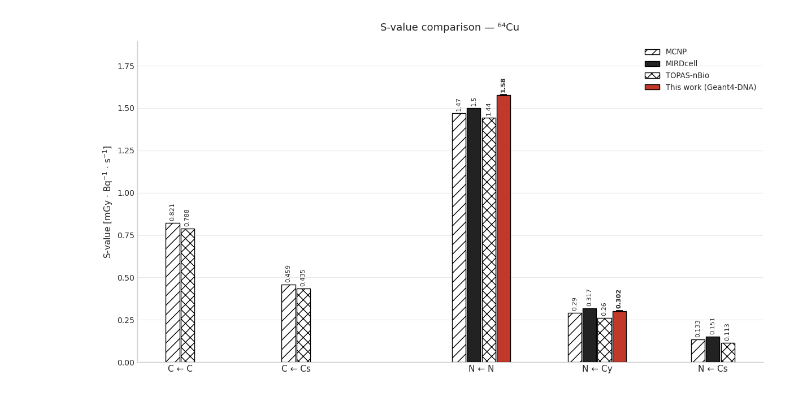
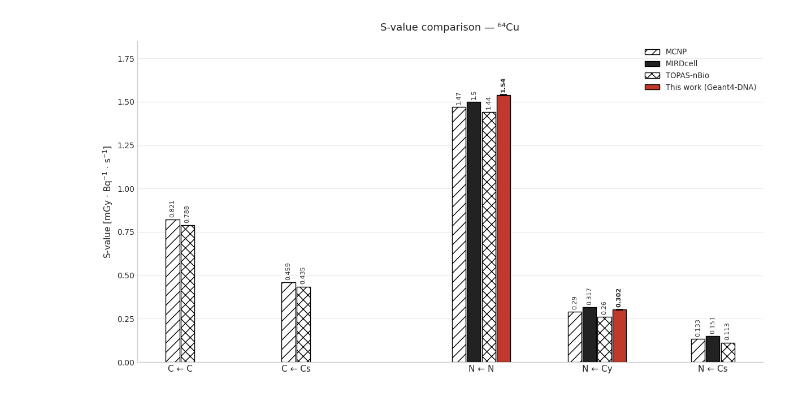
Before and after one commit to michelepascazio28-dot/Rame, a Jupyter notebook: scripts/Comparison.ipynb, the cells around one changed output. Cells and saved outputs as stored; diff of their text form; code cells hidden in the pictures.

Commit message:
Cambiamenti su Analisi e plotting

```diff
--- a/scripts/Comparison.ipynb
+++ b/scripts/Comparison.ipynb
@@ -77,7 +77,7 @@ SIM_LABEL = "This work (Geant4-DNA)"
 SIMULATED = {
     "C \u2190 C":  {"value": None,  "err": None},
     "C \u2190 Cs": {"value": None,  "err": None},
-    "N \u2190 N":  {"value": 1.577, "err": 0.003},
+    "N \u2190 N":  {"value": 1.539, "err": 0.0028},
     "N \u2190 Cy": {"value": 0.302, "err": 0.001},
     "N \u2190 Cs": {"value": None,  "err": None},
 }
@@ -154,31 +154,31 @@ def plot_comparison(
     ordered_labels = [m for m in methods_ref if m in legend_handles]
     if SIM_LABEL in legend_handles:
         ordered_labels.append(SIM_LABEL)
     ax.legend(
         [legend_handles[l] for l in ordered_labels], ordered_labels,
         frameon=False, loc="upper right", fontsize=9.5, ncol=1,
     )
 
     ax.spines["top"].set_visible(False)
     ax.spines["right"].set_visible(False)
     ax.grid(axis="y", alpha=0.4, zorder=0)
     ax.grid(axis="x", visible=False)
     ax.set_axisbelow(True)
 
     all_vals = []
     for c in configs:
         all_vals += [v for v in reference[c].values() if v is not None]
         if simulated[c]["value"] is not None:
             all_vals.append(simulated[c]["value"])
     ax.set_ylim(0, max(all_vals) * 1.2)
 
     plt.tight_layout()
     if save_path:
         plt.savefig(save_path, dpi=200, bbox_inches="tight")
     plt.show()
 
 
 if __name__ == "__main__":
     plot_comparison(CONFIGS, REFERENCE, METHODS_REF, SIMULATED, save_path="confronto_svalue_cu64.png")
 # %% [output]
-[figure, old version]
+[figure, new version]
```
Also changed, not shown: 5 other files.
